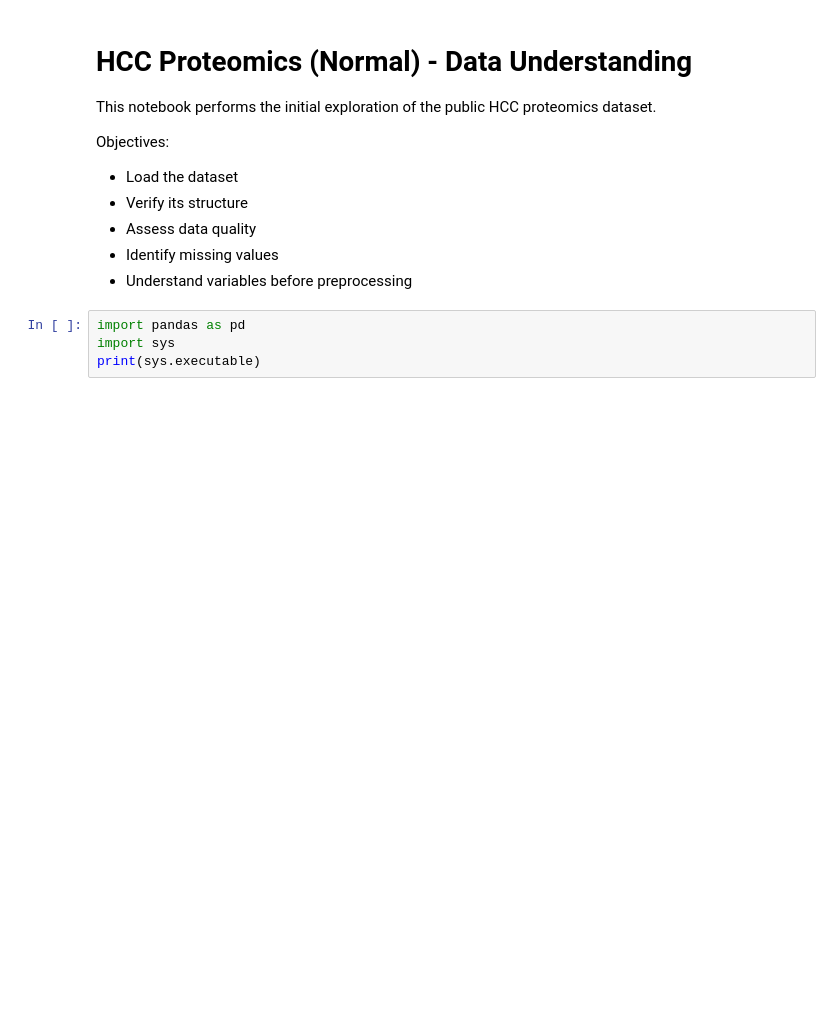
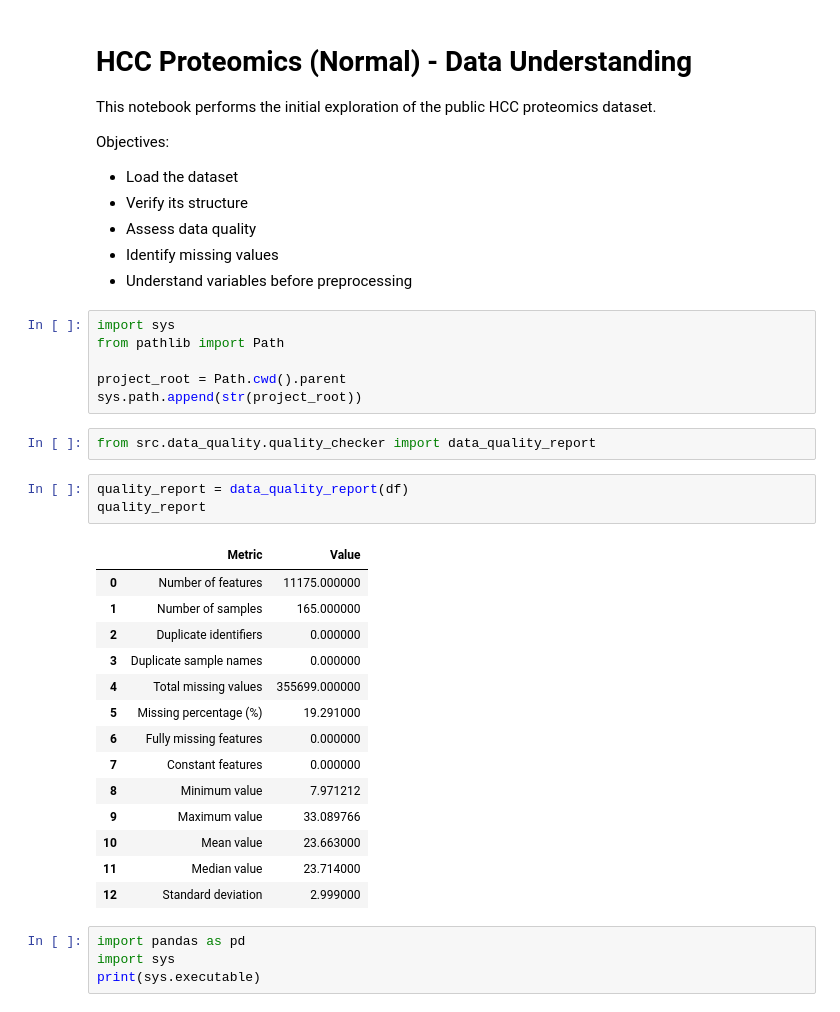
Before and after one commit to LeilaBarmoudeh/AI-biomedical-data-analyst, a Jupyter notebook: notebooks/01_data_understanding.ipynb, the cells around one changed output. Cells and saved outputs as stored; diff of their text form; blank space fills up the shorter version.

```diff
--- a/notebooks/01_data_understanding.ipynb
+++ b/notebooks/01_data_understanding.ipynb
@@ -11,6 +11,32 @@ Objectives:
 - Assess data quality
 - Identify missing values
 - Understand variables before preprocessing
+# %%
+import sys
+from pathlib import Path
+
+project_root = Path.cwd().parent
+sys.path.append(str(project_root))
+# %%
+from src.data_quality.quality_checker import data_quality_report
+# %%
+quality_report = data_quality_report(df)
+quality_report
+# %% [output]
+|  | Metric | Value |
+| 0 | Number of features | 11175.000000 |
+| 1 | Number of samples | 165.000000 |
+| 2 | Duplicate identifiers | 0.000000 |
+| 3 | Duplicate sample names | 0.000000 |
+| 4 | Total missing values | 355699.000000 |
+| 5 | Missing percentage (%) | 19.291000 |
+| 6 | Fully missing features | 0.000000 |
+| 7 | Constant features | 0.000000 |
+| 8 | Minimum value | 7.971212 |
+| 9 | Maximum value | 33.089766 |
+| 10 | Mean value | 23.663000 |
+| 11 | Median value | 23.714000 |
+| 12 | Standard deviation | 2.999000 |
 # %%
 import pandas as pd
 import sys
```
Also changed, not shown: 7 other files.
